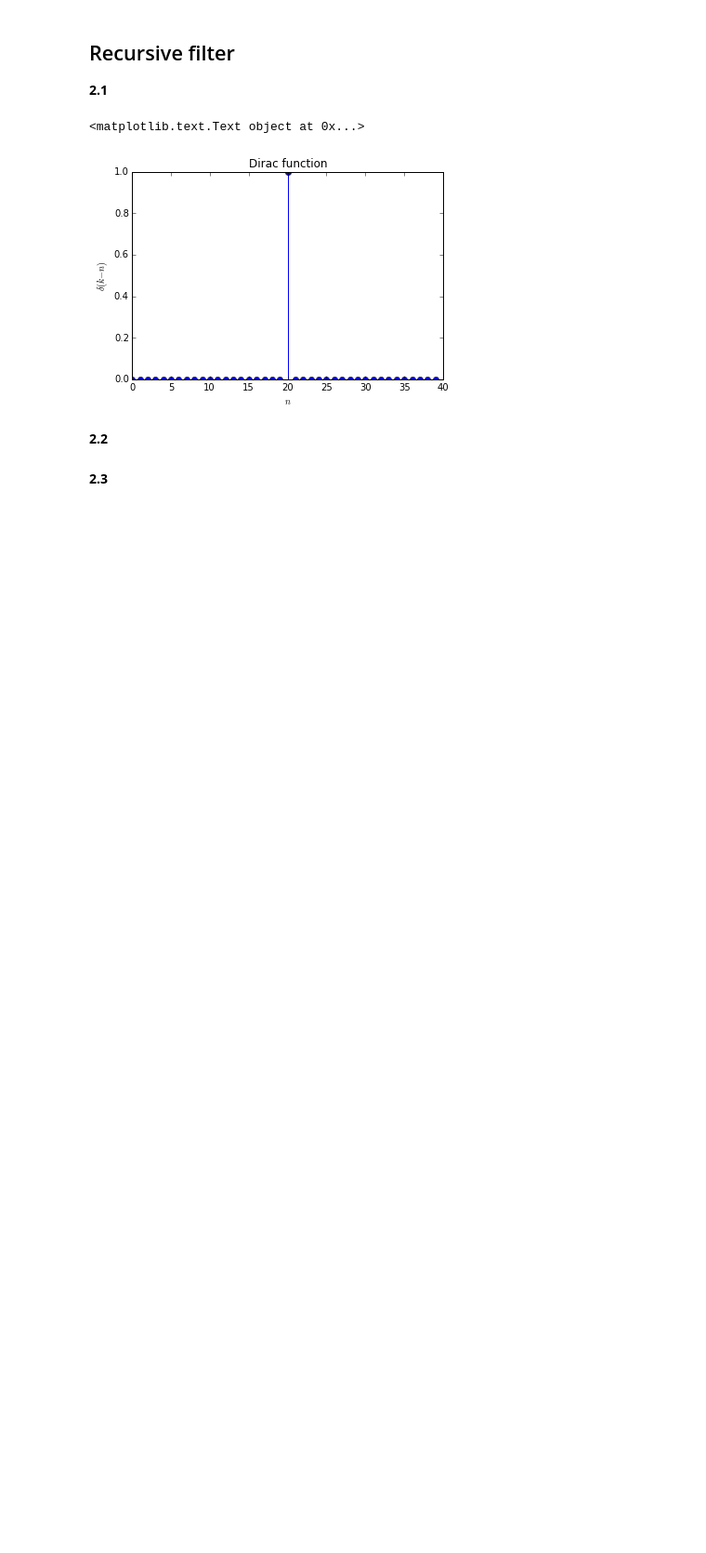
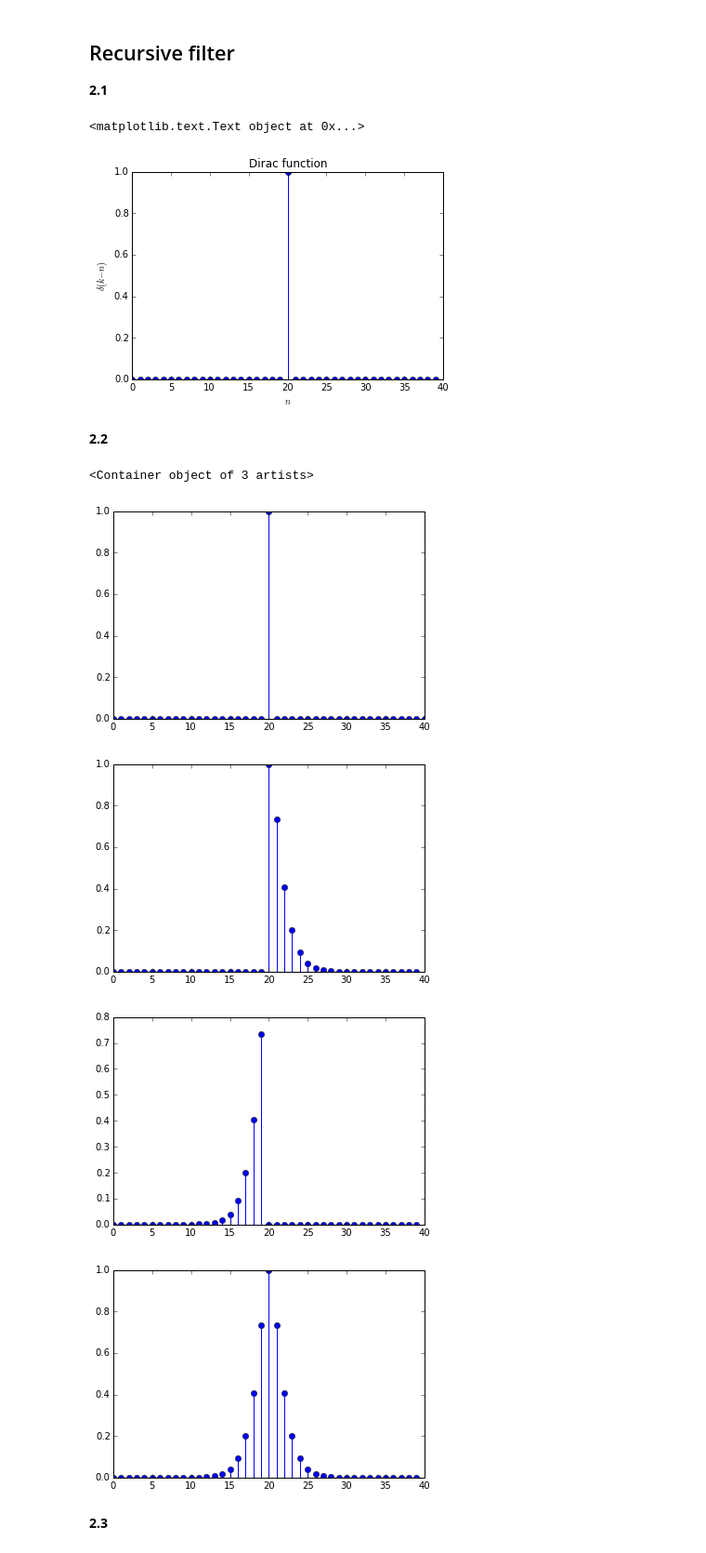
Before and after one commit to alphadadajuju/DSP-TP-1617, a Jupyter notebook: Lab6-7/python/Lab67.ipynb, the cells around one changed output. Shown at 93% size. Saved outputs shown, nothing was run; the diff lists cells and outputs as text; code cells hidden in the pictures; blank space fills up the shorter version.

```diff
--- a/Lab6-7/python/Lab67.ipynb
+++ b/Lab6-7/python/Lab67.ipynb
@@ -204,5 +206,41 @@ plt.title('Dirac function')
 [figure]
 # %% [markdown]
 **2.2**
+# %%
+x = np.zeros((41))
+x[20] = 1
+plt.figure()
+plt.stem (x)
+
+s = 1
+Ts = 1
+alpha = s * Ts
+a = np.exp(-alpha)
+
+
+yh_plus = np.zeros((40,))
+for i in range (2, N_plus):
+    yh_plus[i] = x[i] + a*(alpha - 1) * x[i - 1] + 2. *a*yh_plus[i-1] - a**2*yh_plus[i -2]
+
+k = np.arange (37, -1, -1)
+yh_minus = np.zeros((40,))
+for i in k:
+    yh_minus[i] = a*(alpha+1)*x[i+1] - a**2* x[i+2] + 2. *a*yh_minus[i+1] - a**2*yh_minus[i +2]
+
+plt.figure()
+plt.stem (yh_plus)
+
+plt.figure()
+plt.stem (yh_minus)
+
+yh = yh_minus + yh_plus
+plt.figure()
+plt.stem (yh)
+# %% [output]
+<Container object of 3 artists>
+[figure, added]
+[figure, added]
+[figure, added]
+[figure, added]
 # %% [markdown]
 **2.3**
```
Also changed, not shown: parts of 5 cells of this notebook.
